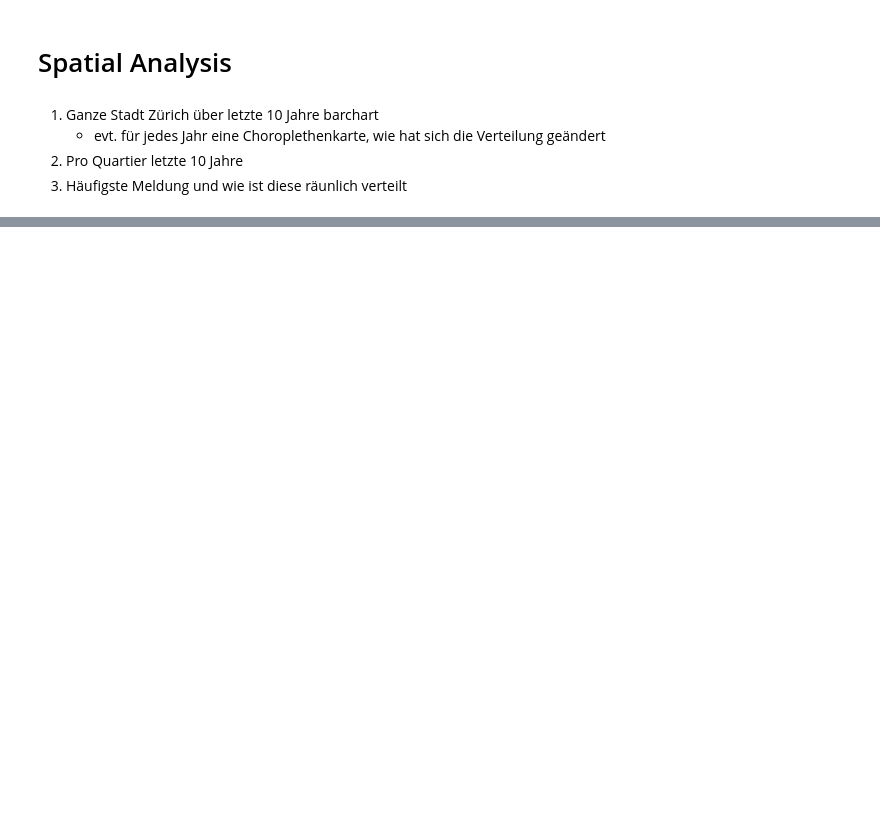
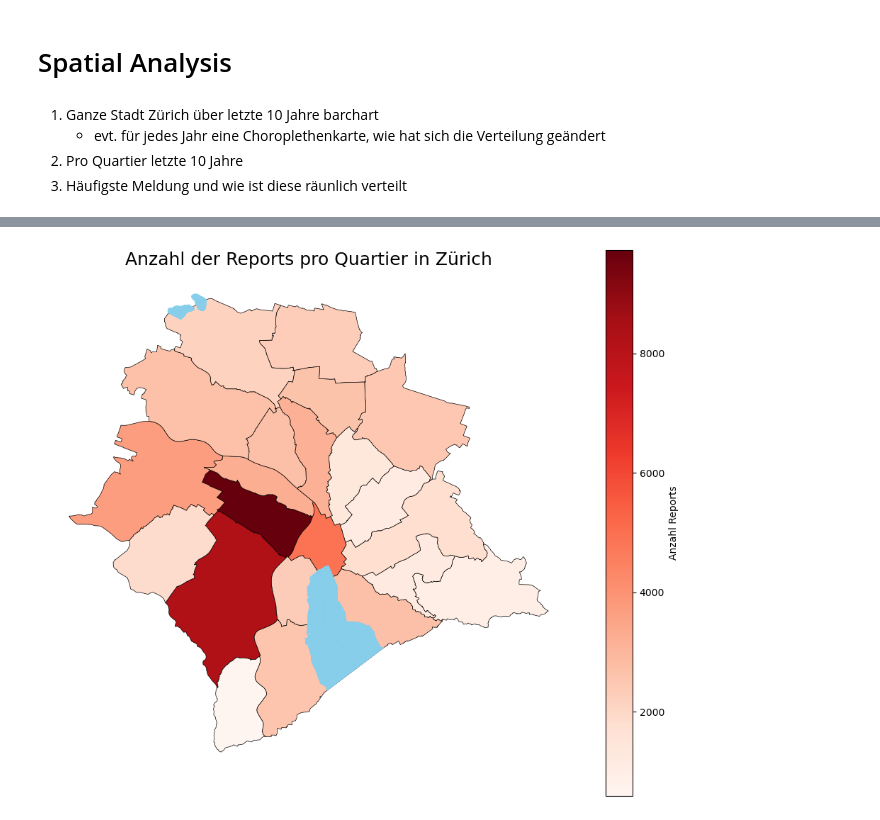
Before and after one commit to fabianott/sds210_project, a Jupyter notebook: notebooks/spatial_analysis.ipynb, the cells around one changed output, grey strips where cells are left out. Drawn from its saved outputs; the diff is of its cells as text; code cells hidden in the pictures; blank space fills up the shorter version.

```diff
--- a/notebooks/spatial_analysis.ipynb
+++ b/notebooks/spatial_analysis.ipynb
@@ -35,0 +68,28 @@ Text(0.5, 1.0, 'Distribution of Reports in Zurich between 2016-2026')
+# %%
+# Reports pro Quartier in Choroplethenkarte
+# Spatial Join
+reports_quartiere_gdf = gpd.sjoin(reports_gdf, quartiere_gdf, how="inner", predicate="within")
+report_counts = reports_quartiere_gdf.groupby("name").size().reset_index(name="count")
+quartiere_counts_gdf = quartiere_gdf.merge(report_counts, on="name", how="left")
+
+# Chorplethenkarte erstellen
+
+fig, ax = plt.subplots(figsize=(12,10))
+lakes_gdf.plot(ax=ax, color="skyblue",zorder=2)
+
+quartiere_counts_gdf.plot(
+    column="count",
+    cmap="Reds",
+    legend=True,
+    legend_kwds={'label': "Anzahl Reports", 'orientation': "vertical"},
+    edgecolor="black",
+    linewidth=0.5,
+    ax=ax,
+    zorder=1
+)
+
+ax.set_title("Anzahl der Reports pro Quartier in Zürich", fontsize=18)
+ax.axis("off")
+plt.show()
+# %% [output]
+[figure, added]
```
Also changed, not shown: parts of 3 cells of this notebook, 2 other files.
